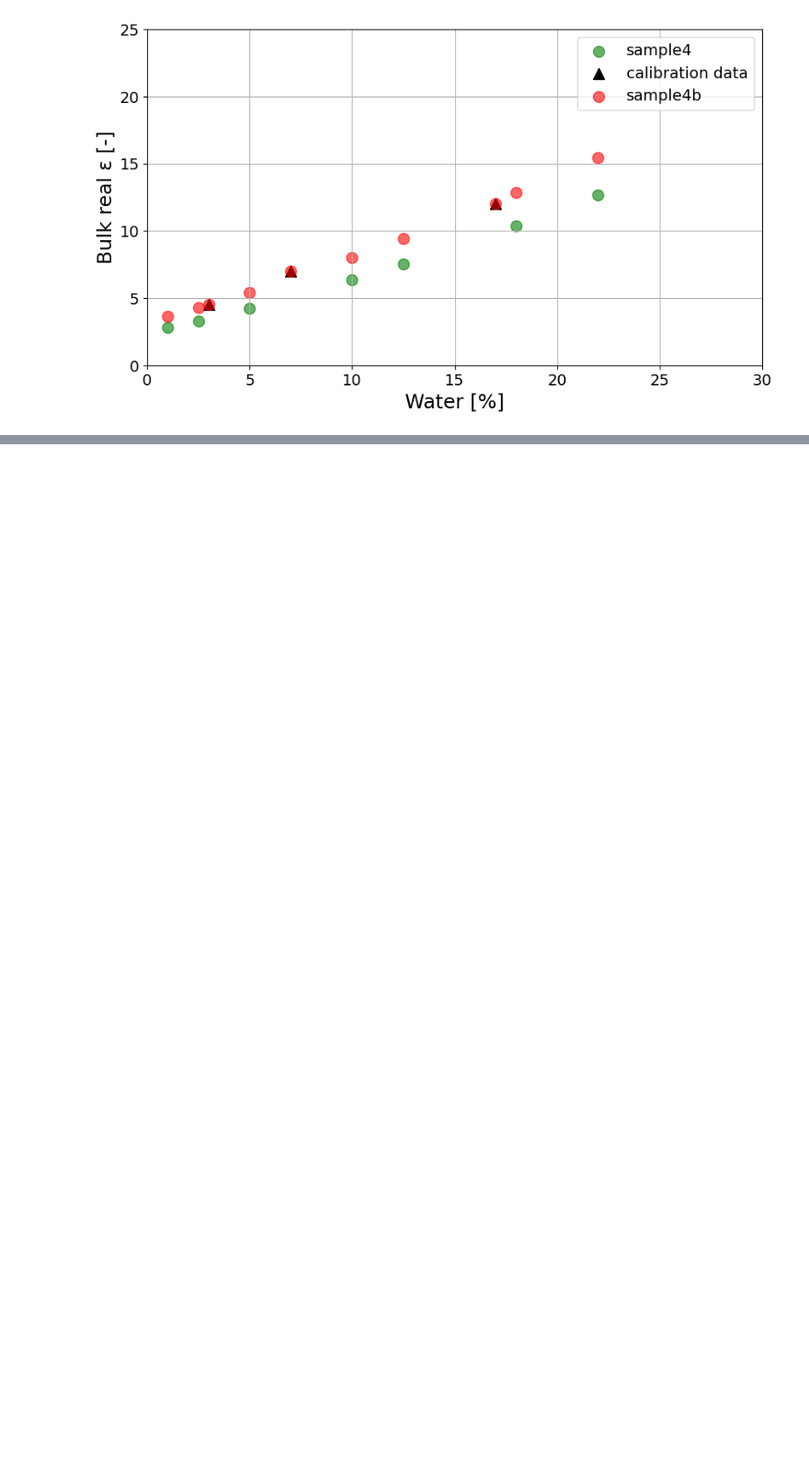
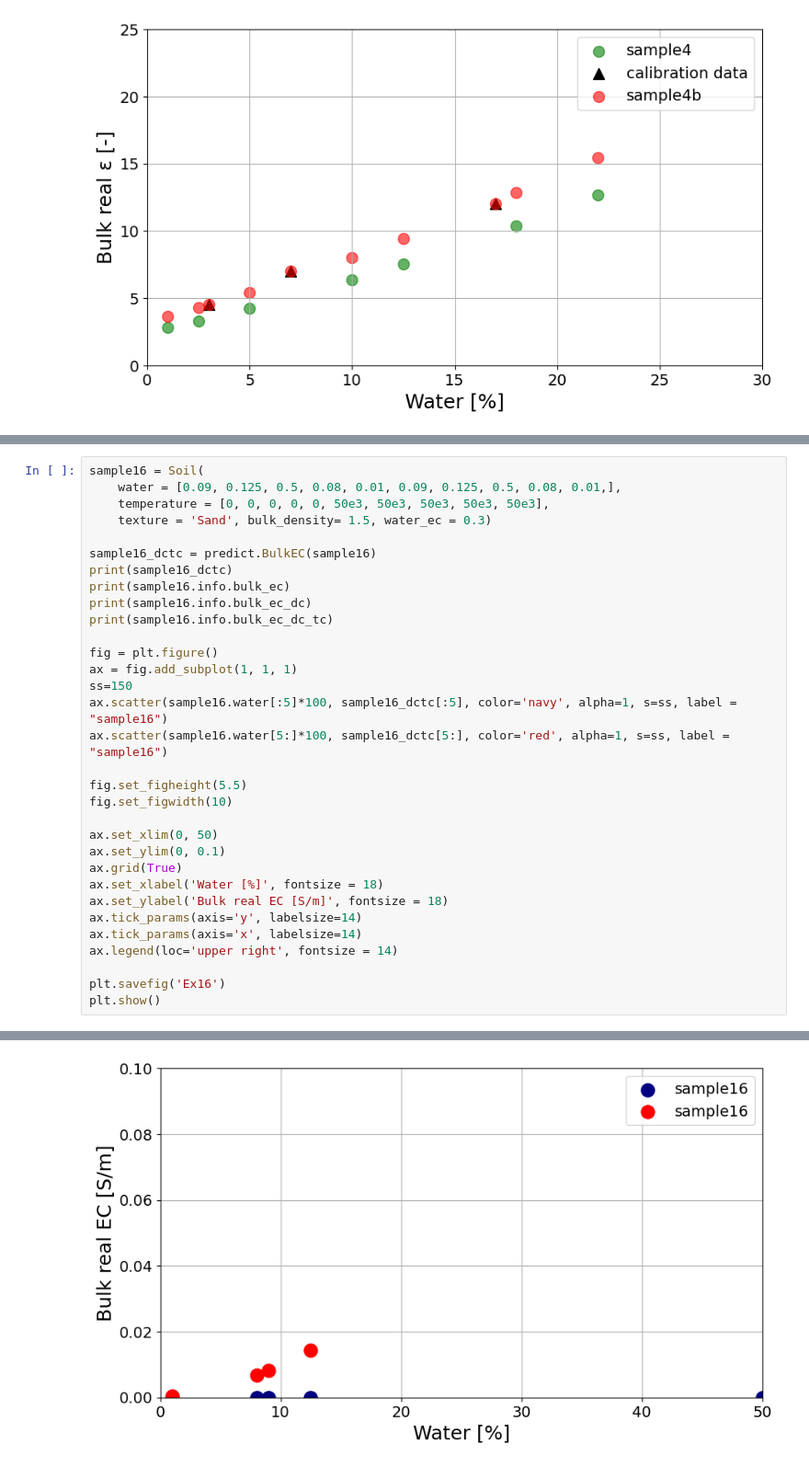
Before and after one commit to SENSE-UGent/Pedophysics, a Jupyter notebook: examples/Examples.ipynb, the cells around one changed output, grey strips where cells are left out. Shown at 92% size. Cells and saved outputs as stored; diff of their text form; blank space fills up the shorter version.

```diff
--- a/examples/Examples.ipynb
+++ b/examples/Examples.ipynb
@@ -521 +498,34 @@ water EC
 [figure]
+# %%
+sample16 = Soil(
+    water = [0.09, 0.125, 0.5, 0.08, 0.01, 0.09, 0.125, 0.5, 0.08, 0.01,],
+    temperature = [0, 0, 0, 0, 0, 50e3, 50e3, 50e3, 50e3, 50e3],
+    texture = 'Sand', bulk_density= 1.5, water_ec = 0.3)
+
+sample16_dctc = predict.BulkEC(sample16)
+print(sample16_dctc)
+print(sample16.info.bulk_ec)
+print(sample16.info.bulk_ec_dc)
+print(sample16.info.bulk_ec_dc_tc)
+
+fig = plt.figure()
+ax = fig.add_subplot(1, 1, 1)
+ss=150
+ax.scatter(sample16.water[:5]*100, sample16_dctc[:5], color='navy', alpha=1, s=ss, label = "sample16")
+ax.scatter(sample16.water[5:]*100, sample16_dctc[5:], color='red', alpha=1, s=ss, label = "sample16")
+
+fig.set_figheight(5.5)
+fig.set_figwidth(10)
+
+ax.set_xlim(0, 50)
+ax.set_ylim(0, 0.1)
+ax.grid(True)
+ax.set_xlabel('Water [%]', fontsize = 18)
+ax.set_ylabel('Bulk real EC [S/m]', fontsize = 18)
+ax.tick_params(axis='y', labelsize=14)
+ax.tick_params(axis='x', labelsize=14)
+ax.legend(loc='upper right', fontsize = 14)
+
+plt.savefig('Ex16')
+plt.show()
+# %% [output]
@@ -521,0 +549 @@ water EC
+[figure, added]
```
Also changed, not shown: parts of 11 cells of this notebook, 16 other files.
